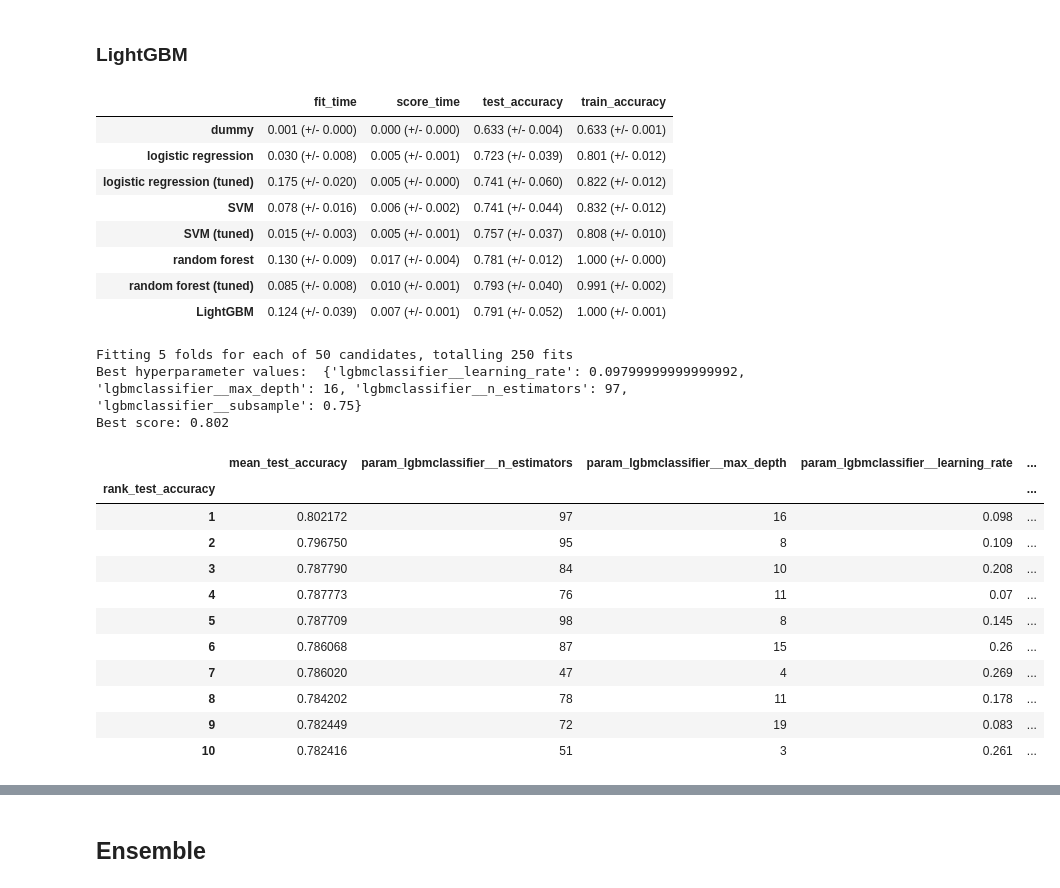
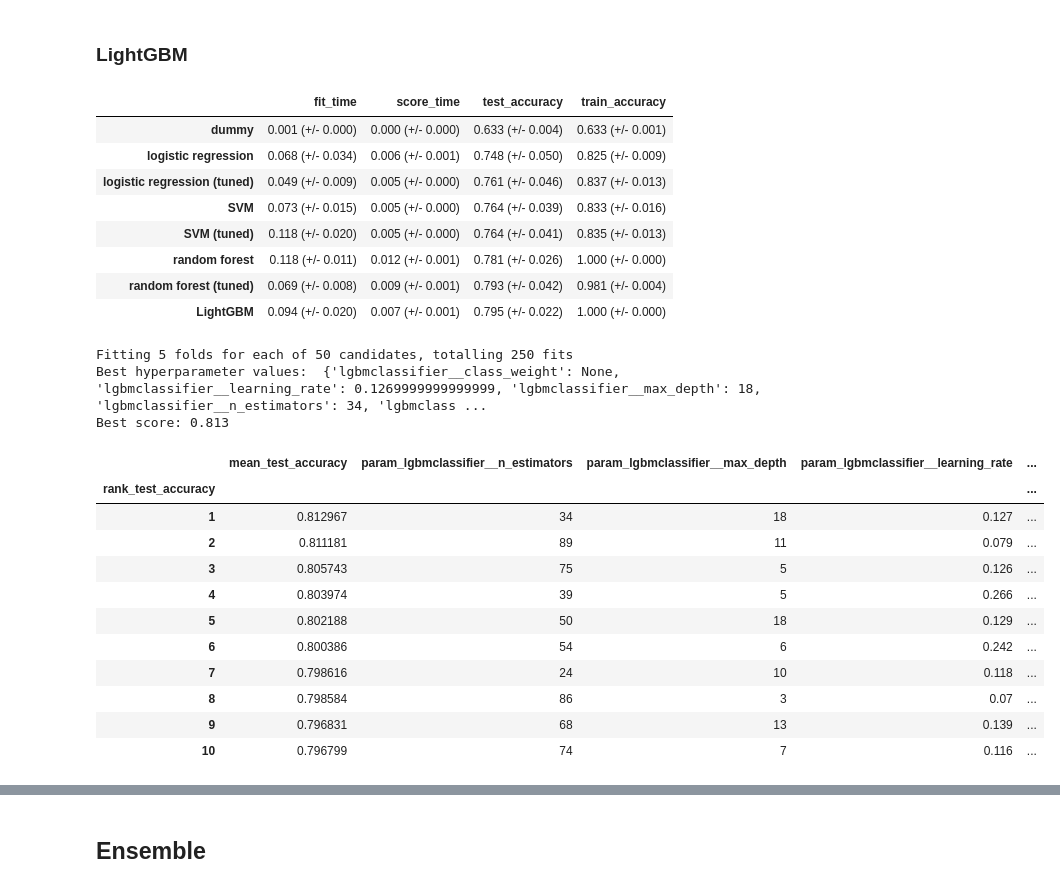
Before and after one commit to Capstone-Project-JYSF/Allard, a Jupyter notebook: models/ensembles.ipynb, the cells around one changed output, grey strips where cells are left out. Drawn from its saved outputs; the diff is of its cells as text; code cells hidden in the pictures.

```diff
--- a/models/ensembles.ipynb
+++ b/models/ensembles.ipynb
@@ -416,7 +465,7 @@ pd.DataFrame(results).T
 from sklearn.ensemble import RandomForestClassifier
 
 pipe_rf = make_pipeline(
-    preprocessor, RandomForestClassifier(class_weight="balanced", random_state=123)
+    preprocessor, RandomForestClassifier(random_state=123)
 )
 
 results["random forest"] = mean_std_cross_val_scores(
@@ -437,6 +486,7 @@ pd.DataFrame(results).T
 param_grid_rf = {
     "randomforestclassifier__n_estimators": randint(low=10, high=100),
     "randomforestclassifier__max_depth": randint(low=2, high=20),
+    "randomforestclassifier__class_weight": ["balanced", None]
 }
 
 random_search_rf = RandomizedSearchCV(
@@ -461,6 +511,7 @@ tuning_results_rf = pd.DataFrame(random_search_rf.cv_results_)[
         "mean_test_accuracy",
         "param_randomforestclassifier__n_estimators",
         "param_randomforestclassifier__max_depth",
+        "param_randomforestclassifier__class_weight",
         "mean_fit_time",
         "rank_test_accuracy"
     ]
@@ -505,0 +557,19 @@ pd.DataFrame(results).T
+# %%
+# eli5 feature importance weights for lr
+categorical_feature_names = (
+    random_search_rf.best_estimator_
+    .named_steps["columntransformer"]
+    .named_transformers_["onehotencoder"]
+    .get_feature_names_out(categorical_features)
+    .tolist()
+)
+
+feature_names = (
+    categorical_feature_names + passthrough_feats + numeric_features + ordinal_features
+)
+
+best_rf.fit(X_train, y_train)
+
+eli5.explain_weights(
+    best_rf.named_steps["randomforestclassifier"], top=None, feature_names=feature_names
+)
@@ -509,7 +597,7 @@ pd.DataFrame(results).T
 from lightgbm.sklearn import LGBMClassifier
 
 pipe_lgbm = make_pipeline(
-    preprocessor, LGBMClassifier(class_weight="balanced", random_state=123)
+    preprocessor, LGBMClassifier(random_state=123)
 )
 
 results["LightGBM"] = mean_std_cross_val_scores(
@@ -520,20 +608,21 @@ pd.DataFrame(results).T
 # %% [output]
 |  | fit_time | score_time | test_accuracy | train_accuracy |
 | dummy | 0.001 (+/- 0.000) | 0.000 (+/- 0.000) | 0.633 (+/- 0.004) | 0.633 (+/- 0.001) |
-| logistic regression | 0.030 (+/- 0.008) | 0.005 (+/- 0.001) | 0.723 (+/- 0.039) | 0.801 (+/- 0.012) |
-| logistic regression (tuned) | 0.175 (+/- 0.020) | 0.005 (+/- 0.000) | 0.741 (+/- 0.060) | 0.822 (+/- 0.012) |
-| SVM | 0.078 (+/- 0.016) | 0.006 (+/- 0.002) | 0.741 (+/- 0.044) | 0.832 (+/- 0.012) |
-| SVM (tuned) | 0.015 (+/- 0.003) | 0.005 (+/- 0.001) | 0.757 (+/- 0.037) | 0.808 (+/- 0.010) |
-| random forest | 0.130 (+/- 0.009) | 0.017 (+/- 0.004) | 0.781 (+/- 0.012) | 1.000 (+/- 0.000) |
-| random forest (tuned) | 0.085 (+/- 0.008) | 0.010 (+/- 0.001) | 0.793 (+/- 0.040) | 0.991 (+/- 0.002) |
-| LightGBM | 0.124 (+/- 0.039) | 0.007 (+/- 0.001) | 0.791 (+/- 0.052) | 1.000 (+/- 0.001) |
+| logistic regression | 0.068 (+/- 0.034) | 0.006 (+/- 0.001) | 0.748 (+/- 0.050) | 0.825 (+/- 0.009) |
+| logistic regression (tuned) | 0.049 (+/- 0.009) | 0.005 (+/- 0.000) | 0.761 (+/- 0.046) | 0.837 (+/- 0.013) |
+| SVM | 0.073 (+/- 0.015) | 0.005 (+/- 0.000) | 0.764 (+/- 0.039) | 0.833 (+/- 0.016) |
+| SVM (tuned) | 0.118 (+/- 0.020) | 0.005 (+/- 0.000) | 0.764 (+/- 0.041) | 0.835 (+/- 0.013) |
+| random forest | 0.118 (+/- 0.011) | 0.012 (+/- 0.001) | 0.781 (+/- 0.026) | 1.000 (+/- 0.000) |
+| random forest (tuned) | 0.069 (+/- 0.008) | 0.009 (+/- 0.001) | 0.793 (+/- 0.042) | 0.981 (+/- 0.004) |
+| LightGBM | 0.094 (+/- 0.020) | 0.007 (+/- 0.001) | 0.795 (+/- 0.022) | 1.000 (+/- 0.000) |
 # %%
 # LightGBM hyperparameter optimization
 param_grid_lgbm = {
     "lgbmclassifier__n_estimators": randint(10, 100),
     "lgbmclassifier__max_depth": randint(low=2, high=20),
     "lgbmclassifier__learning_rate": np.arange(0.01, 0.3, 0.001),
-    "lgbmclassifier__subsample": [0.5, 0.75, 1]
+    "lgbmclassifier__subsample": [0.5, 0.75, 1],
+    "lgbmclassifier__class_weight": ["balanced", None]
 }
 
 random_search_lgbm = RandomizedSearchCV(
@@ -543,45 +632,46 @@ random_search_lgbm = RandomizedSearchCV(
     verbose=1,
     n_jobs=-1,
     scoring=scoring_metric,
     refit='accuracy',
     random_state=123,
     return_train_score=True,
 )
 
 random_search_lgbm.fit(X_train, y_train)
 
 print("Best hyperparameter values: ", random_search_lgbm.best_params_)
 print("Best score: %0.3f" % (random_search_lgbm.best_score_))
 
 tuning_results_lgbm = pd.DataFrame(random_search_lgbm.cv_results_)[
     [
         "mean_test_accuracy",
         "param_lgbmclassifier__n_estimators",
         "param_lgbmclassifier__max_depth",
         "param_lgbmclassifier__learning_rate",
         "param_lgbmclassifier__subsample",
+        "param_lgbmclassifier__class_weight",
         "mean_fit_time",
         "rank_test_accuracy"
     ]
 ].set_index("rank_test_accuracy").sort_index()[:10]
 
 tuning_results_lgbm
 # %% [output]
 Fitting 5 folds for each of 50 candidates, totalling 250 fits
-Best hyperparameter values:  {'lgbmclassifier__learning_rate': 0.09799999999999992, 'lgbmclassifier__max_depth': 16, 'lgbmclassifier__n_estimators': 97, 'lgbmclassifier__subsample': 0.75}
-Best score: 0.802
+Best hyperparameter values:  {'lgbmclassifier__class_weight': None, 'lgbmclassifier__learning_rate': 0.1269999999999999, 'lgbmclassifier__max_depth': 18, 'lgbmclassifier__n_estimators': 34, 'lgbmclass ...
+Best score: 0.813
 |  | mean_test_accuracy | param_lgbmclassifier__n_estimators | param_lgbmclassifier__max_depth | param_lgbmclassifier__learning_rate | ... |
 | rank_test_accuracy |  |  |  |  | ... |
-| 1 | 0.802172 | 97 | 16 | 0.098 | ... |
-| 2 | 0.796750 | 95 | 8 | 0.109 | ... |
-| 3 | 0.787790 | 84 | 10 | 0.208 | ... |
-| 4 | 0.787773 | 76 | 11 | 0.07 | ... |
-| 5 | 0.787709 | 98 | 8 | 0.145 | ... |
-| 6 | 0.786068 | 87 | 15 | 0.26 | ... |
-| 7 | 0.786020 | 47 | 4 | 0.269 | ... |
-| 8 | 0.784202 | 78 | 11 | 0.178 | ... |
-| 9 | 0.782449 | 72 | 19 | 0.083 | ... |
-| 10 | 0.782416 | 51 | 3 | 0.261 | ... |
+| 1 | 0.812967 | 34 | 18 | 0.127 | ... |
+| 2 | 0.811181 | 89 | 11 | 0.079 | ... |
+| 3 | 0.805743 | 75 | 5 | 0.126 | ... |
+| 4 | 0.803974 | 39 | 5 | 0.266 | ... |
+| 5 | 0.802188 | 50 | 18 | 0.129 | ... |
+| 6 | 0.800386 | 54 | 6 | 0.242 | ... |
+| 7 | 0.798616 | 24 | 10 | 0.118 | ... |
+| 8 | 0.798584 | 86 | 3 | 0.07 | ... |
+| 9 | 0.796831 | 68 | 13 | 0.139 | ... |
+| 10 | 0.796799 | 74 | 7 | 0.116 | ... |
 # %%
 # Best LightGBM model
 best_lgbm = random_search_lgbm.best_estimator_
```
Also changed, not shown: parts of 31 cells of this notebook, 1 other file.
